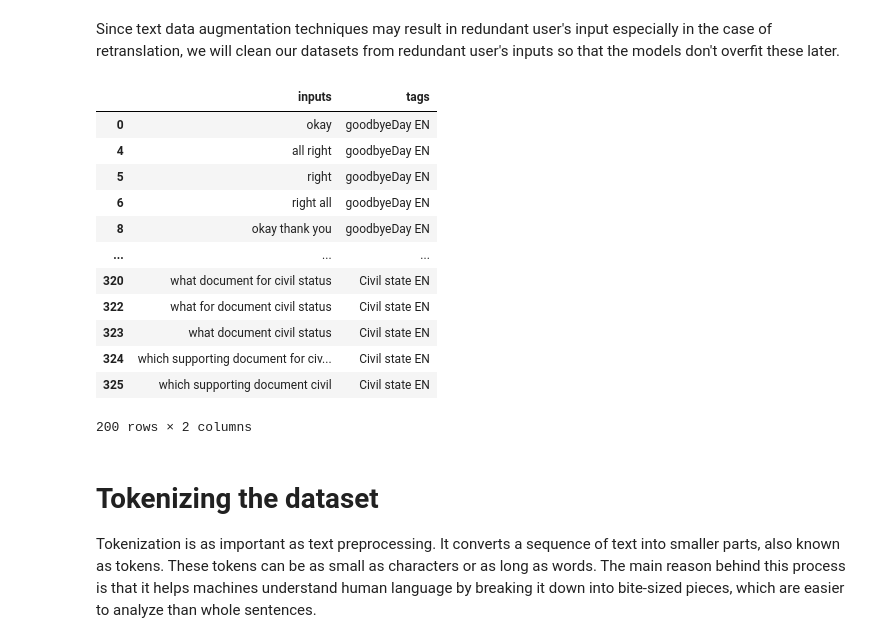
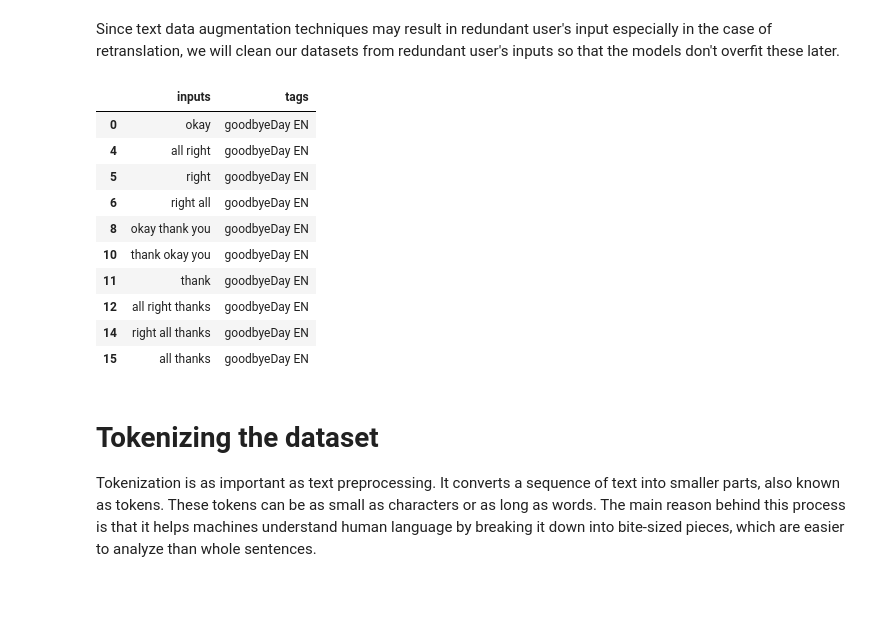
Before and after one commit to NaimaZouidi/Frenshi-chatbot, a Jupyter notebook: Frenshi_chatbot.ipynb, the cells around one changed output. Saved outputs shown, nothing was run; the diff lists cells and outputs as text; code cells hidden in the pictures; blank space fills up the shorter version.

```diff
--- a/Frenshi_chatbot.ipynb
+++ b/Frenshi_chatbot.ipynb
@@ -291,22 +291,20 @@ Since text data augmentation techniques may result in redundant user's input esp
 dataFR=dataFR.drop_duplicates()
 dataEN=dataEN.drop_duplicates()
 # %%
-dataFR.head(200)
-dataEN.head(200)
+dataFR.head(10)
+dataEN.head(10)
 # %% [output]
 |  | inputs | tags |
 | 0 | okay | goodbyeDay EN |
 | 4 | all right | goodbyeDay EN |
 | 5 | right | goodbyeDay EN |
 | 6 | right all | goodbyeDay EN |
 | 8 | okay thank you | goodbyeDay EN |
-| ... | ... | ... |
-| 320 | what document for civil status | Civil state EN |
-| 322 | what for document civil status | Civil state EN |
-| 323 | what document civil status | Civil state EN |
-| 324 | which supporting document for civ... | Civil state EN |
-| 325 | which supporting document civil | Civil state EN |
+| 10 | thank okay you | goodbyeDay EN |
+| 11 | thank | goodbyeDay EN |
+| 12 | all right thanks | goodbyeDay EN |
+| 14 | right all thanks | goodbyeDay EN |
+| 15 | all thanks | goodbyeDay EN |
-200 rows × 2 columns
 # %% [markdown]
 # Tokenizing the dataset
 Tokenization is as important as text preprocessing. It converts a sequence of text into smaller parts, also known as tokens. These tokens can be as small as characters or as long as words. The main reason behind this process is that it helps machines understand human language by breaking it down into bite-sized pieces, which are easier to analyze than whole sentences.
```
Also changed, not shown: parts of 21 cells of this notebook.
